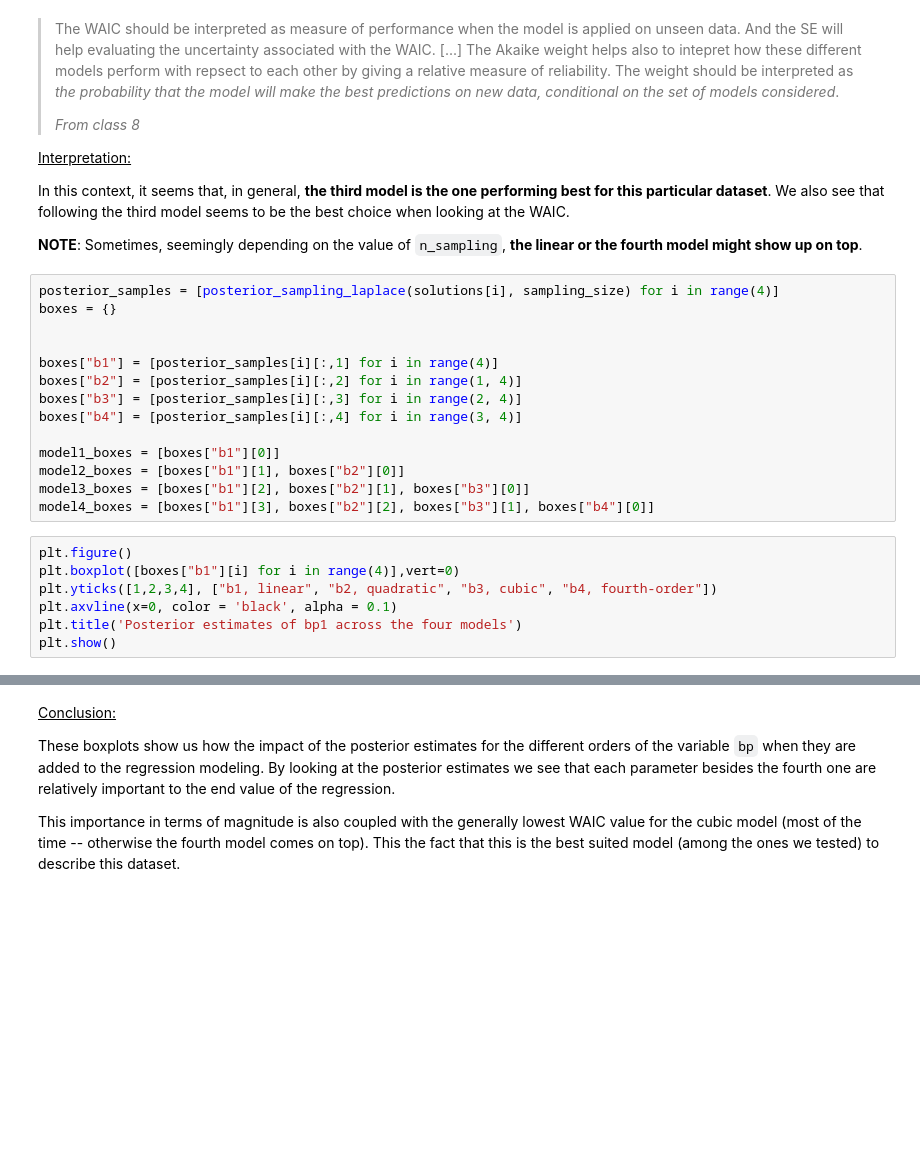
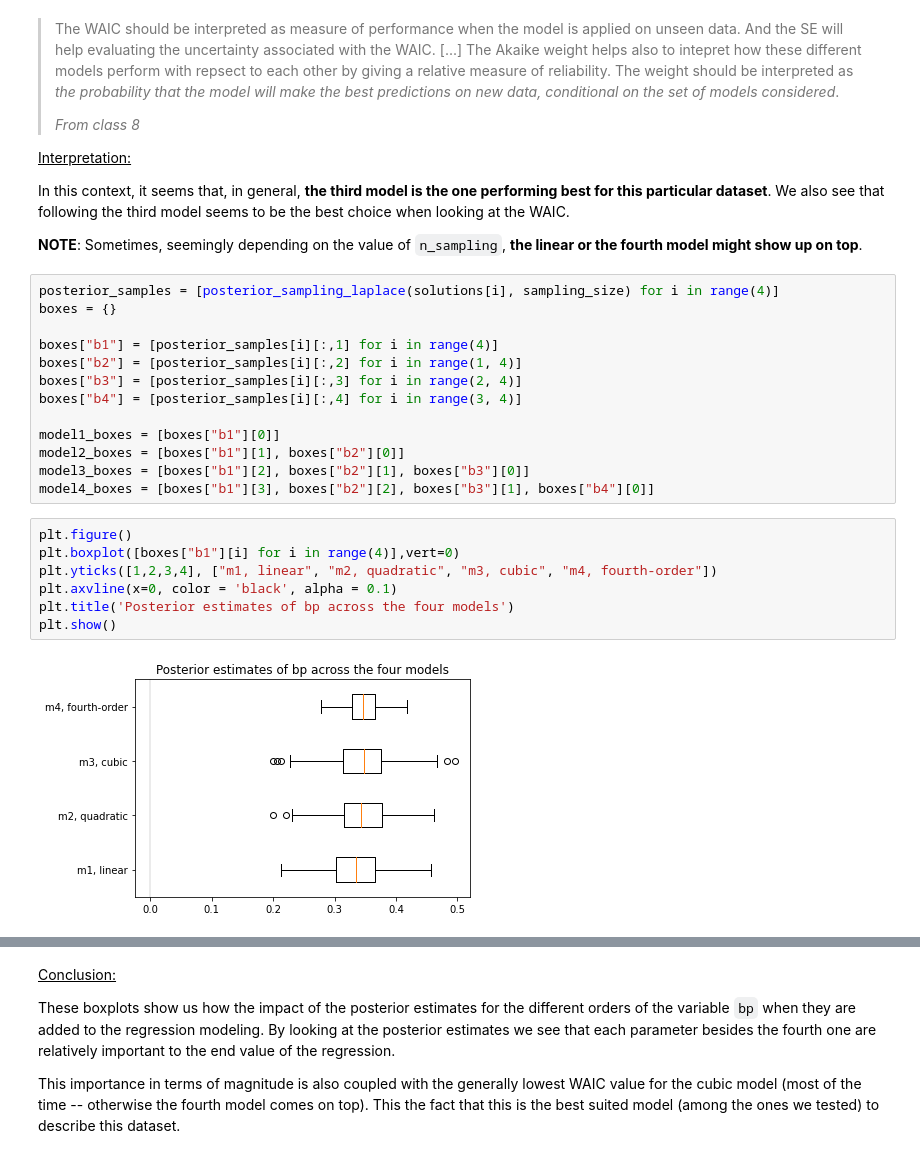
Before and after one commit to qlero/UCA_MSc-DS2, a Jupyter notebook: bayesian_learning/assignments/assignment_2/assignments_2.ipynb, the cells around one changed output, grey strips where cells are left out. Drawn from its saved outputs; the diff is of its cells as text; blank space fills up the shorter version.

```diff
--- a/bayesian_learning/assignments/assignment_2/assignments_2.ipynb
+++ b/bayesian_learning/assignments/assignment_2/assignments_2.ipynb
@@ -1545,7 +1551,6 @@ In this context, it seems that, in general, **the third model is the one perform
 # %%
 posterior_samples = [posterior_sampling_laplace(solutions[i], sampling_size) for i in range(4)]
 boxes = {}
-
 
 boxes["b1"] = [posterior_samples[i][:,1] for i in range(4)]
 boxes["b2"] = [posterior_samples[i][:,2] for i in range(1, 4)]
@@ -1559,10 +1564,12 @@ model4_boxes = [boxes["b1"][3], boxes["b2"][2], boxes["b3"][1], boxes["b4"][0]]
 # %%
 plt.figure()
 plt.boxplot([boxes["b1"][i] for i in range(4)],vert=0)
-plt.yticks([1,2,3,4], ["b1, linear", "b2, quadratic", "b3, cubic", "b4, fourth-order"])
+plt.yticks([1,2,3,4], ["m1, linear", "m2, quadratic", "m3, cubic", "m4, fourth-order"])
 plt.axvline(x=0, color = 'black', alpha = 0.1)
-plt.title('Posterior estimates of bp1 across the four models')
+plt.title('Posterior estimates of bp across the four models')
 plt.show()
+# %% [output]
+[figure, added]
 # %%
 plt.figure()
 plt.boxplot([boxes["b2"][i] for i in range(3)],vert=0)
```
Also changed, not shown: parts of 8 cells of this notebook.
